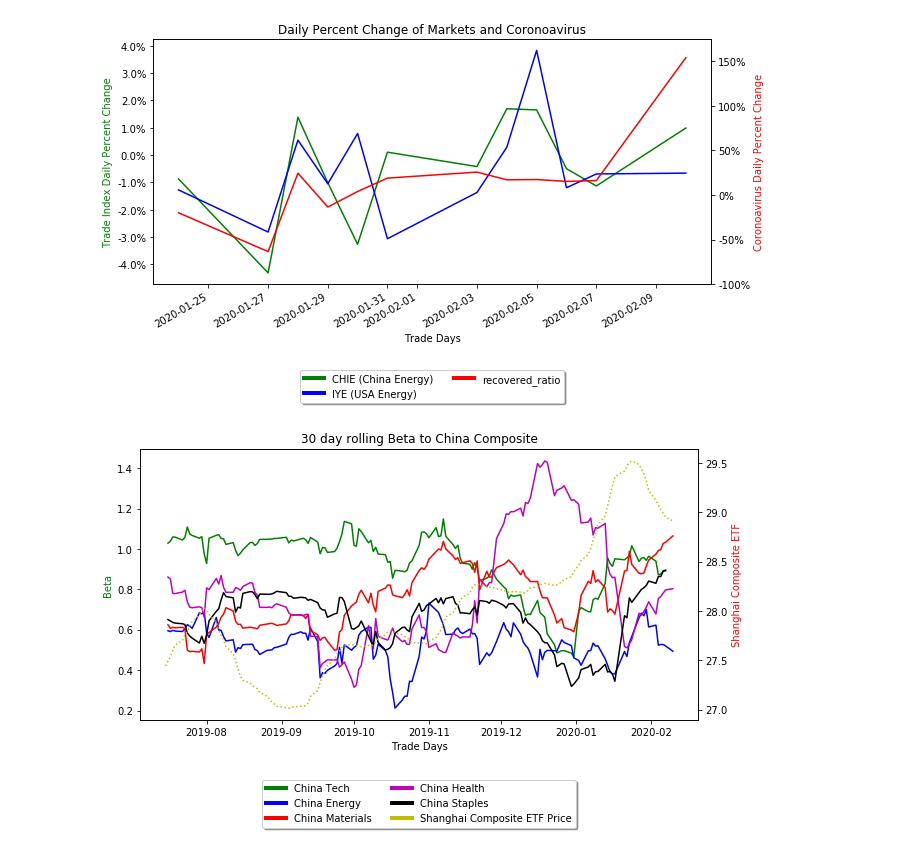
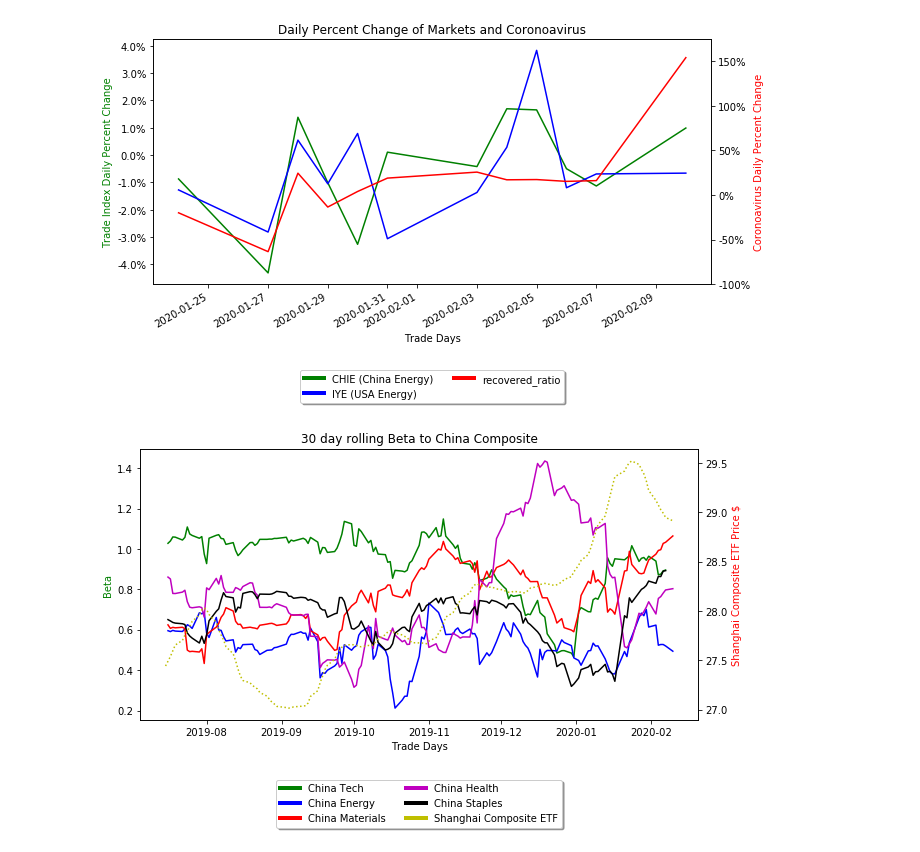
Before and after one commit to sselvakularanjan/FinTech-Project-1, a Jupyter notebook: jjp_CV_correlations.ipynb, the cells around one changed output. Saved outputs shown, nothing was run; the diff lists cells and outputs as text; code cells hidden in the pictures.

Commit message:
updated with beta analysis of China 30day avg again - changed a name

```diff
--- a/jjp_CV_correlations.ipynb
+++ b/jjp_CV_correlations.ipynb
@@ -818,33 +818,33 @@ y2 = CHINA_energy_beta
 y3 = CHINA_materials_beta
 y4 = CHINA_health_beta
 y5 = CHINA_staples_beta
 y6 = all_stocks_raw_df['ASHR (China SH Composite)'].rolling(window=30).mean()
 
 fig, ax1 = plt.subplots(figsize=(10,5))
 
 ax1.plot(x, y1, 'g-', y2, 'b-', y3, 'r-', y4, 'm-', y5, 'k-')
 ax2 = ax1.twinx()
 ax2.plot(x, y6, 'y:')
 
 ax1.set_title('30 day rolling Beta to China Composite')
 ax1.set_xlabel('Trade Days')
 ax1.set_ylabel('Beta', color='g')
-ax2.set_ylabel('Shanghai Composite ETF', color='r')
+ax2.set_ylabel('Shanghai Composite ETF Price $', color='r')
 
 
 #fig.autofmt_xdate()
 
 #looked up how to create custom legend: https://matplotlib.org/3.1.1/gallery/text_labels_and_annotations/custom_legends.html
 #looked up how to lock legend out of chart: https://pythonspot.com/matplotlib-legend/
 from matplotlib.lines import Line2D
 custom_lines = [Line2D([0], [0], color='g', lw=4),
                 Line2D([0], [0], color='b', lw=4),
                 Line2D([0], [0], color='r', lw=4),
                 Line2D([0], [0], color='m', lw=4),
                 Line2D([0], [0], color='k', lw=4),
                 Line2D([0], [0], color='y', lw=4)]
-ax1.legend(custom_lines, ['China Tech', 'China Energy', 'China Materials', 'China Health', 'China Staples', 'Shanghai Composite ETF Price'], loc='upper center', bbox_to_anchor=(0.5, -.2),shadow=True, ncol=2)
+ax1.legend(custom_lines, ['China Tech', 'China Energy', 'China Materials', 'China Health', 'China Staples', 'Shanghai Composite ETF'], loc='upper center', bbox_to_anchor=(0.5, -.2),shadow=True, ncol=2)
 
 plt.show()
 # %% [output]
-[figure, old version]
+[figure, new version]
```
